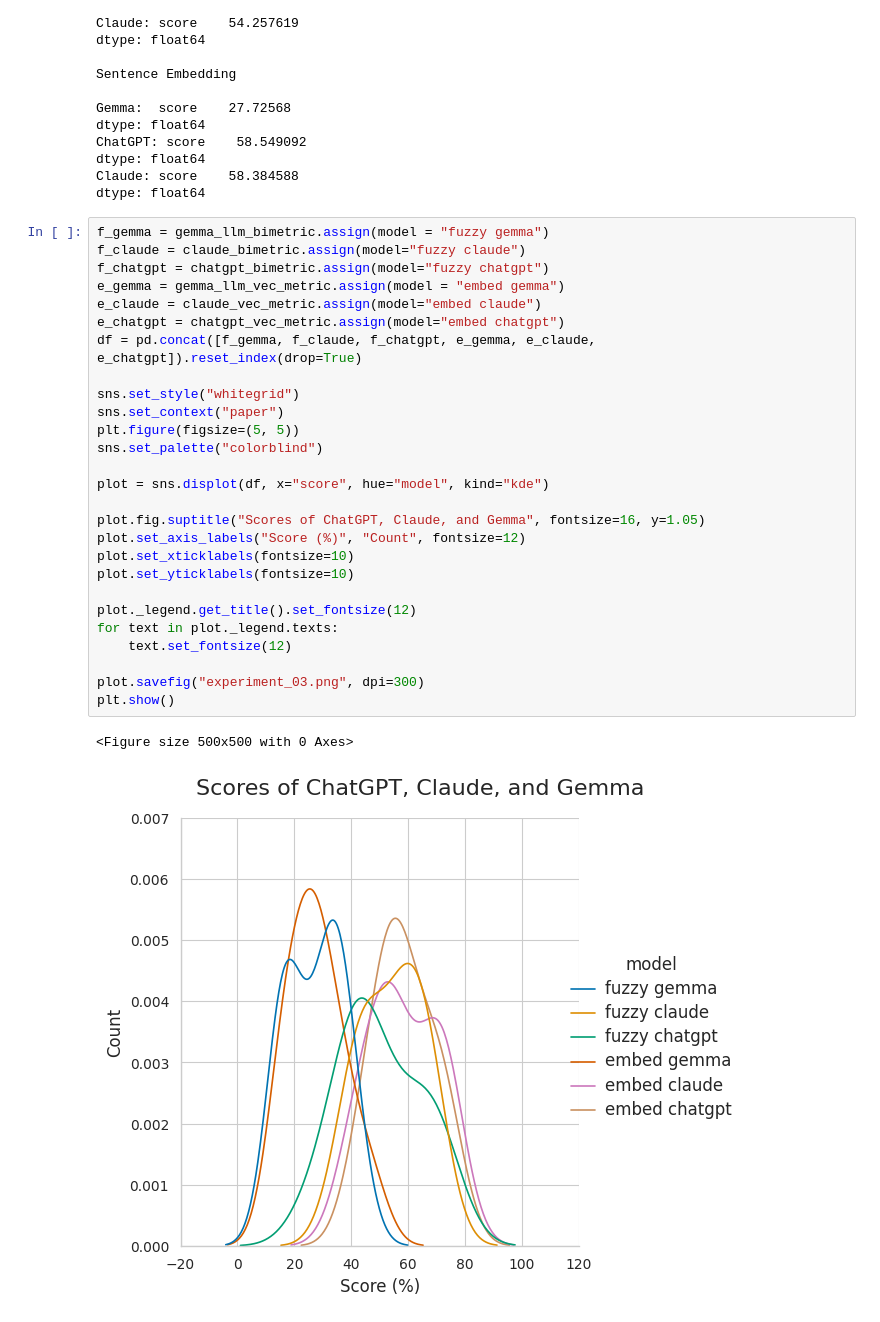
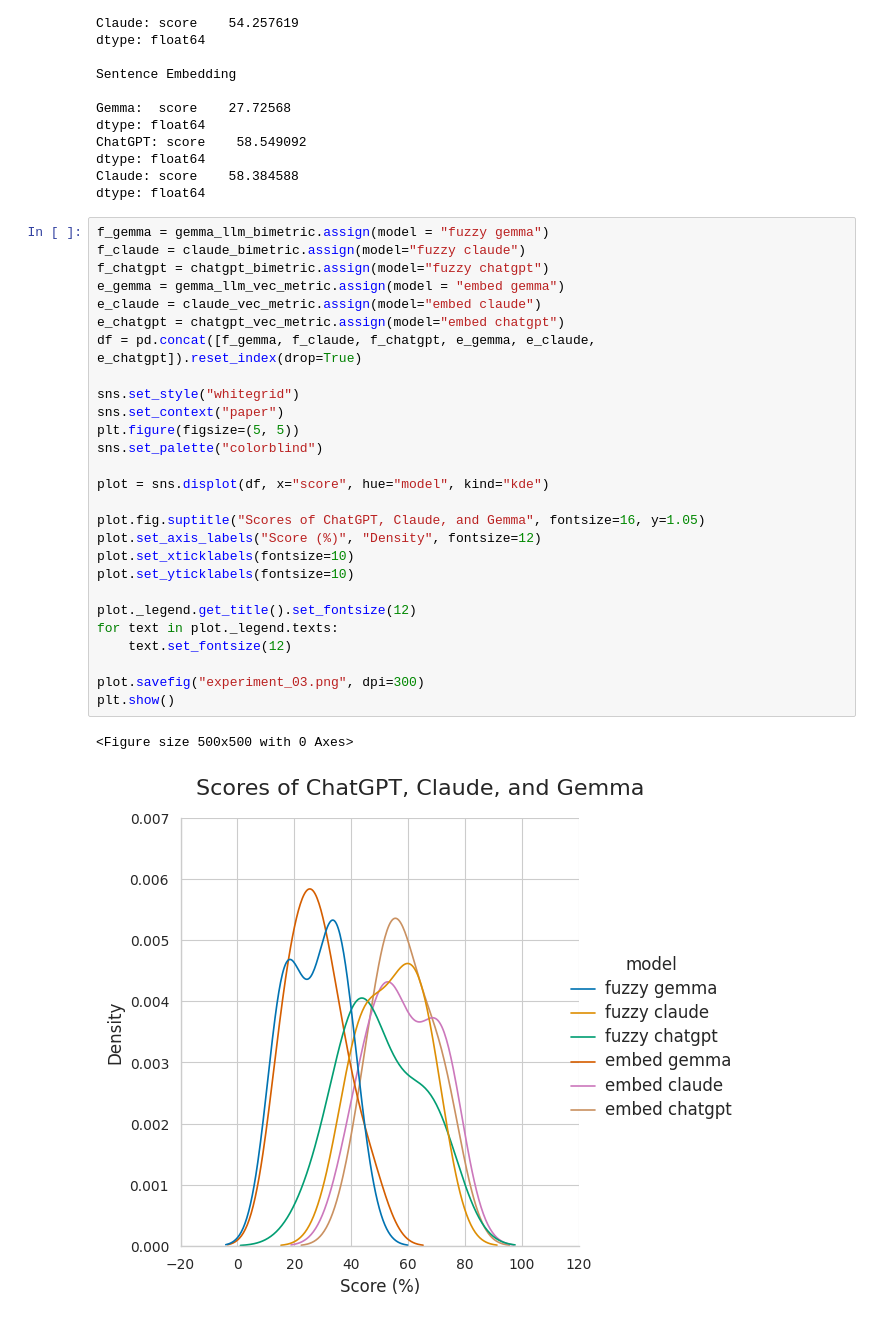
Before and after one commit to swaggirl9000/humor, a Jupyter notebook: experiments/15_large_vector_bipartite.ipynb, the cells around one changed output. Cells and saved outputs as stored; diff of their text form.

```diff
--- a/experiments/15_large_vector_bipartite.ipynb
+++ b/experiments/15_large_vector_bipartite.ipynb
@@ -64,30 +64,30 @@ dtype: float64
 # %%
 f_gemma = gemma_llm_bimetric.assign(model = "fuzzy gemma")
 f_claude = claude_bimetric.assign(model="fuzzy claude")
 f_chatgpt = chatgpt_bimetric.assign(model="fuzzy chatgpt")
 e_gemma = gemma_llm_vec_metric.assign(model = "embed gemma")
 e_claude = claude_vec_metric.assign(model="embed claude")
 e_chatgpt = chatgpt_vec_metric.assign(model="embed chatgpt")
 df = pd.concat([f_gemma, f_claude, f_chatgpt, e_gemma, e_claude, e_chatgpt]).reset_index(drop=True)
 
 sns.set_style("whitegrid")
 sns.set_context("paper")
 plt.figure(figsize=(5, 5))
 sns.set_palette("colorblind")
 
 plot = sns.displot(df, x="score", hue="model", kind="kde")
 
 plot.fig.suptitle("Scores of ChatGPT, Claude, and Gemma", fontsize=16, y=1.05)
-plot.set_axis_labels("Score (%)", "Count", fontsize=12)
+plot.set_axis_labels("Score (%)", "Density", fontsize=12)
 plot.set_xticklabels(fontsize=10)
 plot.set_yticklabels(fontsize=10)
 
 plot._legend.get_title().set_fontsize(12)
 for text in plot._legend.texts:
     text.set_fontsize(12)
 
 plot.savefig("experiment_03.png", dpi=300)
 plt.show()
 # %% [output]
 <Figure size 500x500 with 0 Axes>
-[figure, old version]
+[figure, new version]
```
Also changed, not shown: 3 other files.
